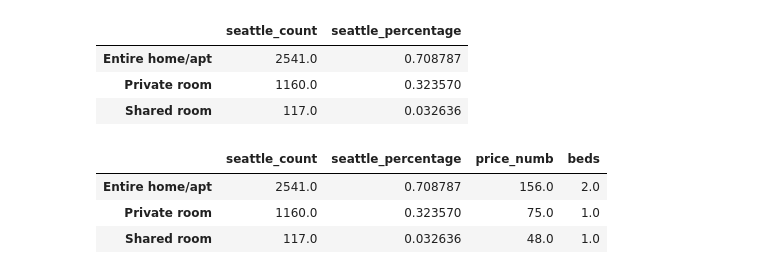
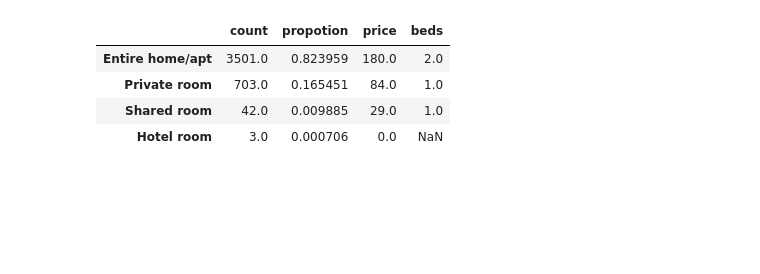
Before and after one commit to thuytrinht4/airbnb-listing-analysis, a Jupyter notebook: AirBNB_Listings_Analysis.ipynb, the cells around one changed output. Saved outputs shown, nothing was run; the diff lists cells and outputs as text; code cells hidden in the pictures; blank space fills up the shorter version.

Commit message:
compute stats and vizualisation to answer the first 3 questions

```diff
--- a/AirBNB_Listings_Analysis.ipynb
+++ b/AirBNB_Listings_Analysis.ipynb
@@ -60,13 +56,0 @@ room_type_b
-# %%
-# compute average price per room type
-# create new columns with `price` as numerical value by removing the $ sign
-def convert_text_to_float(text):
-    # removing the $ and , characters
-    currency_char = '$,'
-    for char in currency_char:
-        text = text.replace(char, '')
-    # return the text as float
-    return float(text)
-listings_b['price_numb'] = listings_b['price'].apply(convert_text_to_float)
-room_type_price = listings_b[['room_type', 'price_numb', 'beds']].groupby(['room_type']).mean().round(0)
-room_type_price
@@ -86,0 +57,24 @@ room_type_b
+# %%
+def summarize_by_room_type(df):
+    # compute number of rooms for each type and their proportions
+    room_type_count = df.room_type.value_counts()
+    room_type_props = room_type_count/df.shape[0]
+    room_type_df = pd.DataFrame([room_type_count, room_type_props], index=['count', 'propotion']).transpose()
+
+    # compute average price per room type
+    # create new columns with `price` as numerical value by removing the $ sign
+    def _convert_text_to_float(text):
+        # removing the $ and , characters
+        currency_char = '$,'
+        for char in currency_char:
+            text = text.replace(char, '')
+        # return the text as float
+        return float(text)
+    sub_df = df[['price', 'room_type', 'beds']]
+    sub_df['price'] = sub_df['price'].apply(_convert_text_to_float)
+    room_type_price = sub_df[['room_type', 'price', 'beds']].groupby(['room_type']).mean().round(0)
+
+    # create a final summary df with counts, percentage, average price, avergage number of beds
+    room_type_df = room_type_df.join(room_type_price)
+
+    return room_type_df
@@ -87,21 +91,10 @@ room_type_b
 # %%
 ## For Seattle
-room_type_s_count = listings_s.room_type.value_counts()
-room_type_s_perct = room_type_s_count/listings_b.shape[0]
-room_type_s = pd.DataFrame([room_type_s_count, room_type_s_perct], index=['seattle_count', 'seattle_percentage']).transpose()
+room_type_s = summarize_by_room_type(listings_s)
 room_type_s
 # %% [output]
-|  | seattle_count | seattle_percentage |
-| Entire home/apt | 2541.0 | 0.708787 |
-| Private room | 1160.0 | 0.323570 |
-| Shared room | 117.0 | 0.032636 |
+|  | count | propotion | price | beds |
+| Entire home/apt | 3501.0 | 0.823959 | 180.0 | 2.0 |
+| Private room | 703.0 | 0.165451 | 84.0 | 1.0 |
+| Shared room | 42.0 | 0.009885 | 29.0 | 1.0 |
+| Hotel room | 3.0 | 0.000706 | 0.0 | NaN |
-# %%
-listings_s['price_numb'] = listings_s['price'].apply(convert_text_to_float)
-room_type_price = listings_s[['room_type', 'price_numb', 'beds']].groupby(['room_type']).mean().round(0)
-room_type_s = room_type_s.join(room_type_price)
-room_type_s
-# %% [output]
-|  | seattle_count | seattle_percentage | price_numb | beds |
-| Entire home/apt | 2541.0 | 0.708787 | 156.0 | 2.0 |
-| Private room | 1160.0 | 0.323570 | 75.0 | 1.0 |
-| Shared room | 117.0 | 0.032636 | 48.0 | 1.0 |
```
Also changed, not shown: parts of 21 cells of this notebook.
